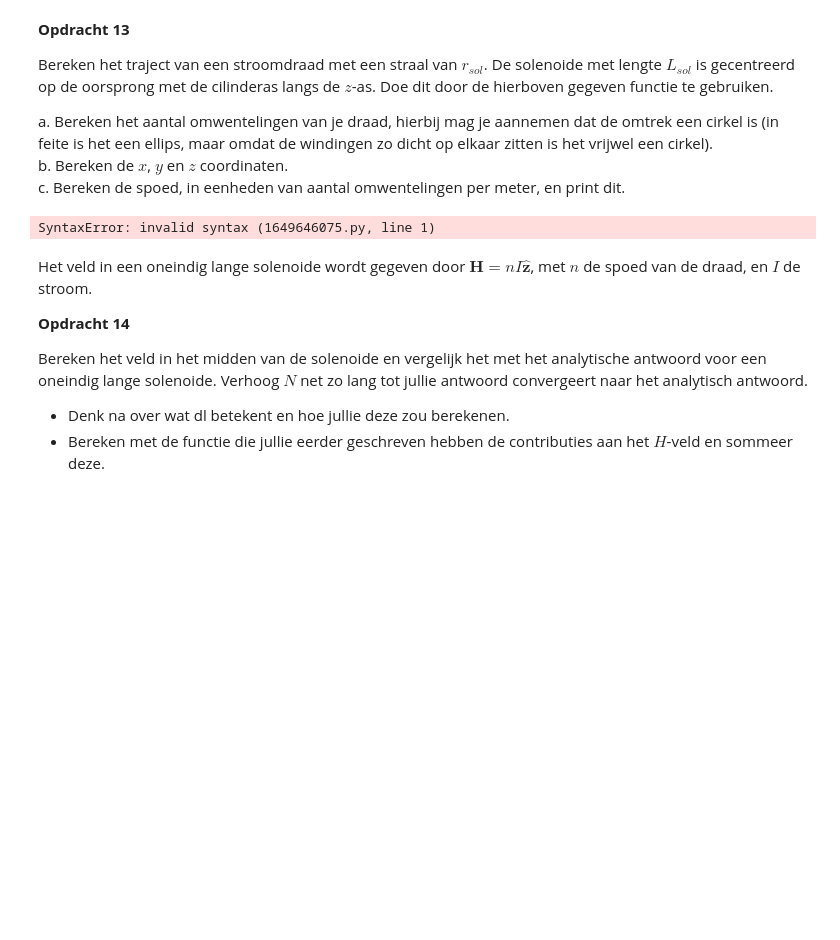
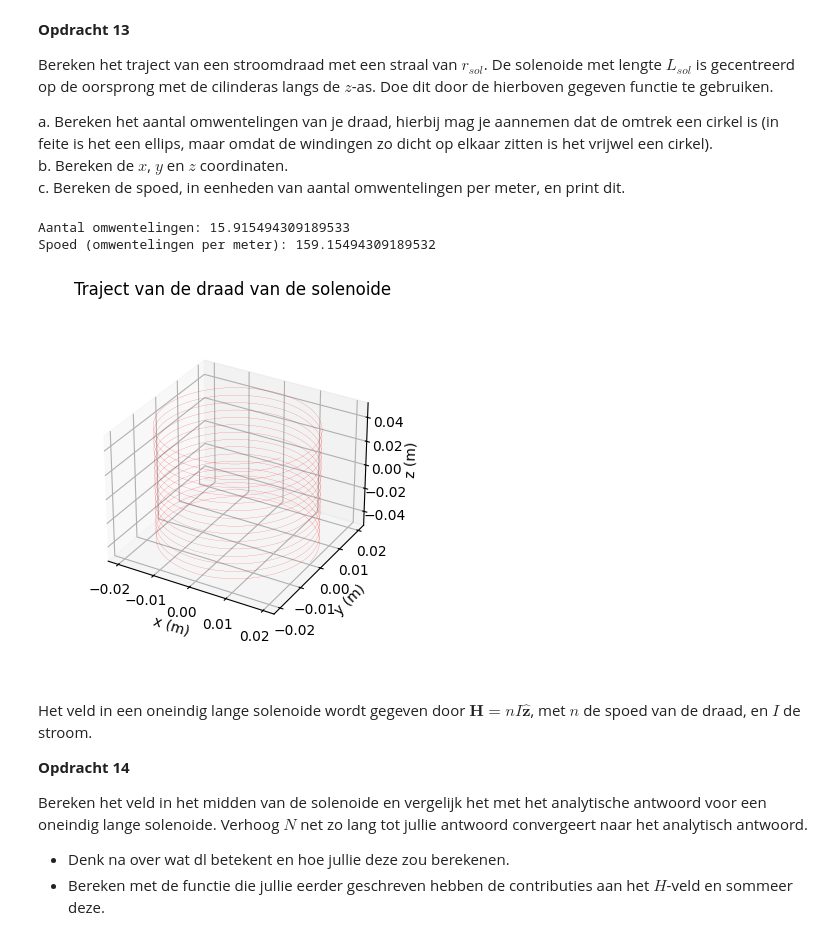
Before and after one commit to AragonMvD/opdrachten-DEF-Day, a Jupyter notebook: 2KrachtactuatorOpdracht/2KrachtactuatorOpdracht/KrachtactuatorOpdracht.ipynb, the cells around one changed output. Cells and saved outputs as stored; diff of their text form; code cells hidden in the pictures; blank space fills up the shorter version.

```diff
--- a/2KrachtactuatorOpdracht/2KrachtactuatorOpdracht/KrachtactuatorOpdracht.ipynb
+++ b/2KrachtactuatorOpdracht/2KrachtactuatorOpdracht/KrachtactuatorOpdracht.ipynb
@@ -436,20 +483,42 @@ Bereken het traject van een stroomdraad met een straal van $r_{sol}$. De solenoi
 a. Bereken het aantal omwentelingen van je draad, hierbij mag je aannemen dat de omtrek een cirkel is (in feite is het een ellips, maar omdat de windingen zo dicht op elkaar zitten is het vrijwel een cirkel).\
 b. Bereken de $x$, $y$ en $z$ coordinaten.\
 c. Bereken de spoed, in eenheden van aantal omwentelingen per meter, en print dit.
-# %%
-l_draad = # Lengte draad
-r_sol = # Straal solenoide
-L_sol = # Lengte solenoide
-N = # Aantal wikkeling
-
-# Enkele plots
-ax=plt.figure().add_subplot(projection='3d')
-plt.title('Traject van de draad van de solenoide')
-plt.plot(x, y, z, '-r', linewidth=0.1)
-ax.set_box_aspect(aspect=None, zoom=0.8)
-ax.set_xlabel('x (m)'), ax.set_ylabel('y (m)'), ax.set_zlabel('z (m)')
-# %% [output]
-SyntaxError: invalid syntax (1649646075.py, line 1)
+# %%
+l_draad = 2.0   # Lengte draad
+r_sol = 0.02    # Straal solenoide
+L_sol = 0.1     # Lengte solenoide
+N = 2000        # Aantal wikkelingen
+
+def parametrisatie(N,r_sol,aantal_omwentelingen,L_sol):
+    t=np.linspace(0, 1, N)
+    x = r_sol * np.cos(2 * np.pi * aantal_omwentelingen*t)
+    y = r_sol * np.sin(2 * np.pi * aantal_omwentelingen*t)
+    z = L_sol* t - L_sol/2
+    return x,y,z
+
+omtrek = 2*np.pi*r_sol
+aantal_omwentelingen = l_draad / omtrek
+
+x, y, z = parametrisatie(N, r_sol, aantal_omwentelingen, L_sol)
+
+spoed = aantal_omwentelingen / L_sol
+
+print("Aantal omwentelingen:", aantal_omwentelingen)
+print("Spoed (omwentelingen per meter):", spoed)
+
+# Enkele plots
+ax=plt.figure().add_subplot(projection='3d')
+plt.title('Traject van de draad van de solenoide')
+plt.plot(x, y, z, '-r', linewidth=0.1)
+ax.set_box_aspect(aspect=None, zoom=0.8)
+ax.set_xlabel('x (m)')
+ax.set_ylabel('y (m)')
+ax.set_zlabel('z (m)')
+plt.show()
+# %% [output]
+Aantal omwentelingen: 15.915494309189533
+Spoed (omwentelingen per meter): 159.15494309189532
+[figure, added]
 # %% [markdown]
 Het veld in een oneindig lange solenoide wordt gegeven door $\mathbf{H} = n I \hat{\mathbf{z}}$, met $n$ de spoed van de draad, en $I$ de stroom.
 
```
Also changed, not shown: parts of 4 cells of this notebook.
